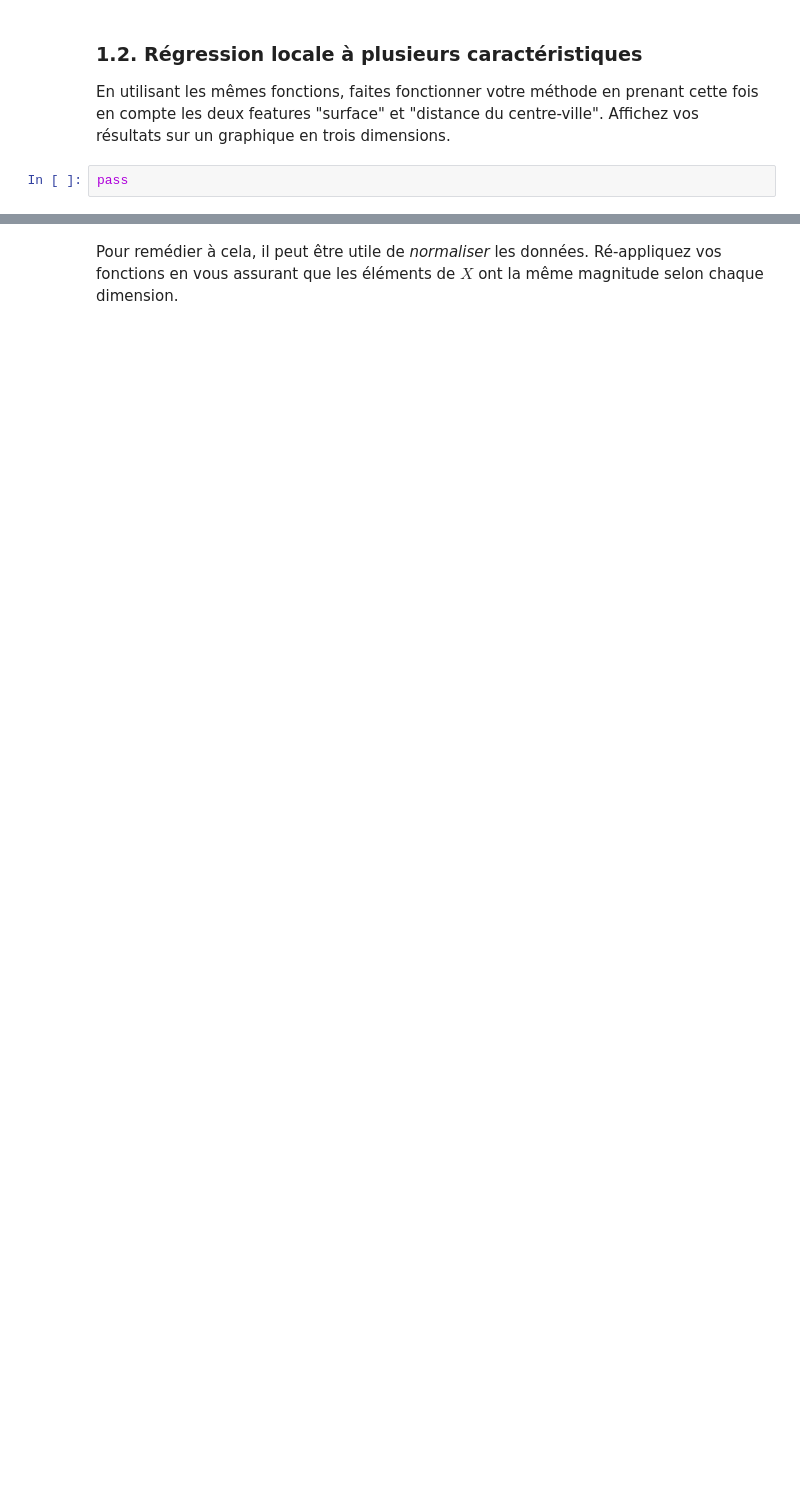
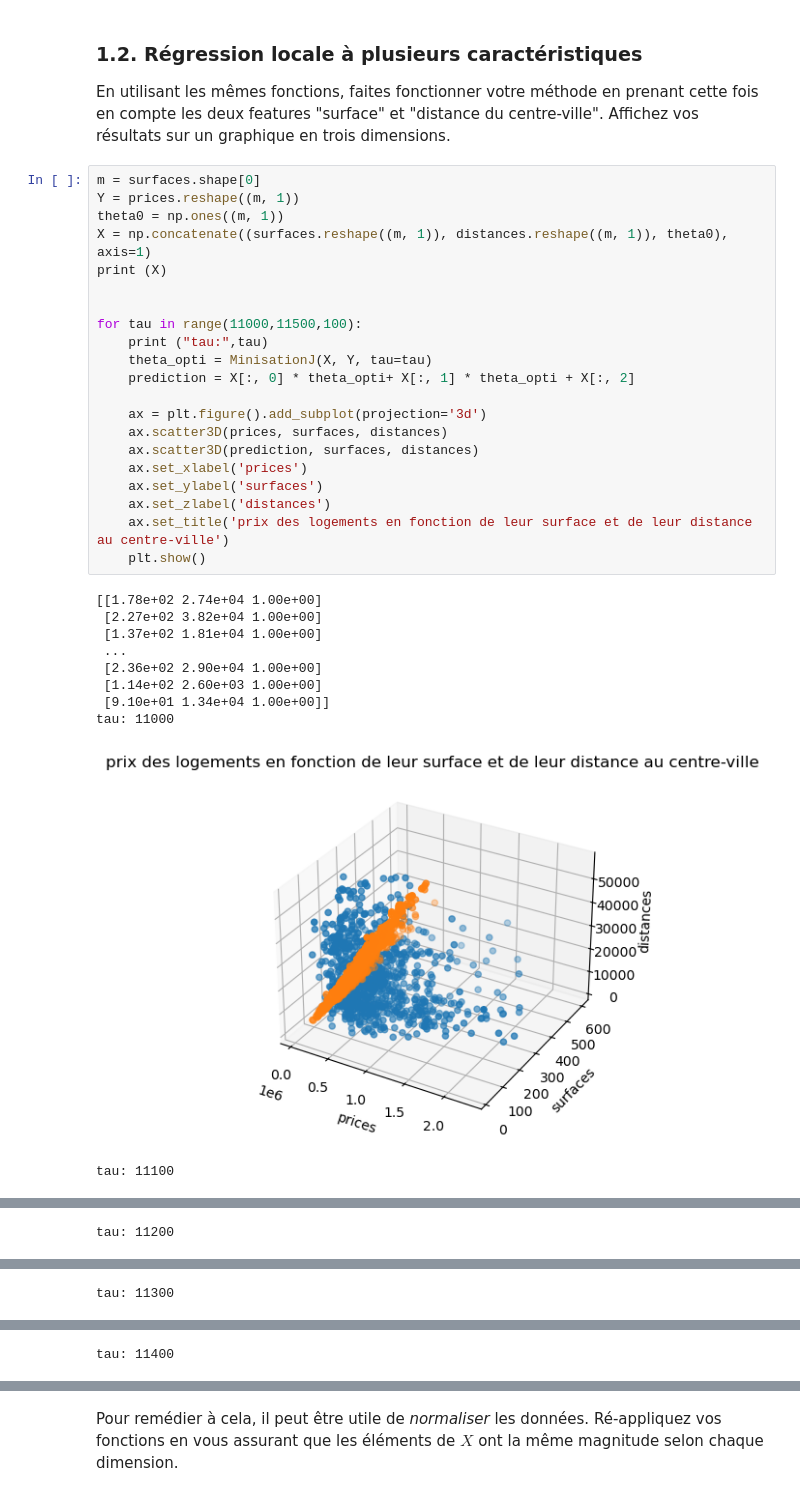
Before and after one commit to gabrielmariebrisson/master, a Jupyter notebook: semestre_2/machinelearning/tp2/tp2.ipynb, the cells around one changed output, grey strips where cells are left out. Saved outputs shown, nothing was run; the diff lists cells and outputs as text; blank space fills up the shorter version.

```diff
--- a/semestre_2/machinelearning/tp2/tp2.ipynb
+++ b/semestre_2/machinelearning/tp2/tp2.ipynb
@@ -153,4 +154,34 @@ ValueError: non-broadcastable output operand with shape (1000,) doesn't match th
 
 En utilisant les mêmes fonctions, faites fonctionner votre méthode en prenant cette fois en compte les deux features "surface" et "distance du centre-ville". Affichez vos résultats sur un graphique en trois dimensions.
 # %%
-pass
+m = surfaces.shape[0]
+Y = prices.reshape((m, 1))
+theta0 = np.ones((m, 1))
+X = np.concatenate((surfaces.reshape((m, 1)), distances.reshape((m, 1)), theta0), axis=1)
+print (X)
+
+
+for tau in range(11000,11500,100):
+    print ("tau:",tau)
+    theta_opti = MinisationJ(X, Y, tau=tau)
+    prediction = X[:, 0] * theta_opti+ X[:, 1] * theta_opti + X[:, 2]
+
+    ax = plt.figure().add_subplot(projection='3d')
+    ax.scatter3D(prices, surfaces, distances)
+    ax.scatter3D(prediction, surfaces, distances)
+    ax.set_xlabel('prices')
+    ax.set_ylabel('surfaces')
+    ax.set_zlabel('distances')
+    ax.set_title('prix des logements en fonction de leur surface et de leur distance au centre-ville')
+    plt.show()
+# %% [output]
+[[1.78e+02 2.74e+04 1.00e+00]
+ [2.27e+02 3.82e+04 1.00e+00]
+ [1.37e+02 1.81e+04 1.00e+00]
+ ...
+ [2.36e+02 2.90e+04 1.00e+00]
+ [1.14e+02 2.60e+03 1.00e+00]
+ [9.10e+01 1.34e+04 1.00e+00]]
+tau: 11000
+[figure, added]
+tau: 11100
@@ -156,0 +189 @@ pass
+tau: 11200
@@ -156,0 +191 @@ pass
+tau: 11300
@@ -156,0 +193 @@ pass
+tau: 11400
```
Also changed, not shown: parts of 17 cells of this notebook, 3 other files.
